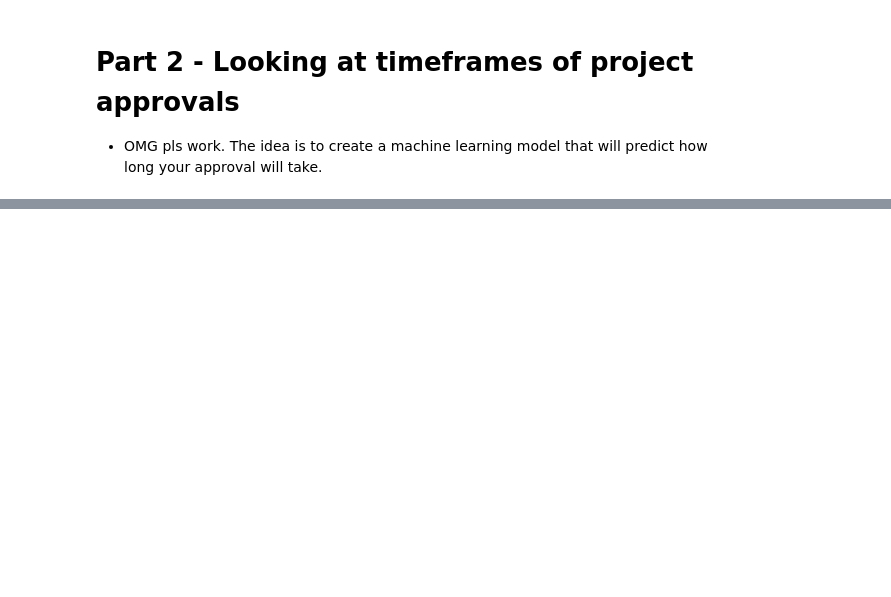
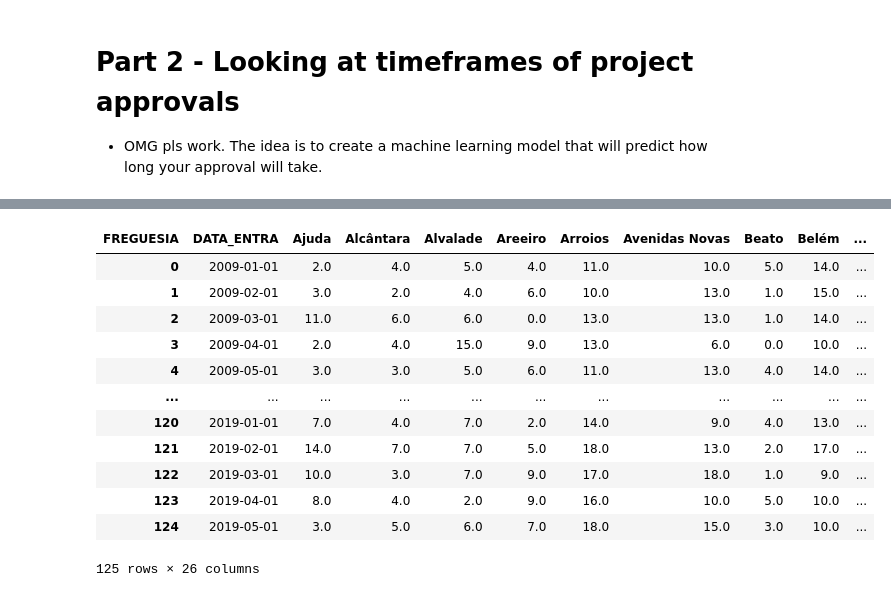
Before and after one commit to ricardozacarias/lisbon-buildings, a Jupyter notebook: construction.ipynb, the cells around one changed output, grey strips where cells are left out. Drawn from its saved outputs; the diff is of its cells as text; code cells hidden in the pictures; blank space fills up the shorter version.

```diff
--- a/construction.ipynb
+++ b/construction.ipynb
@@ -42,0 +16,18 @@ alvaras['month'] = alvaras['DATA_ENTRA'].dt.month
+# %%
+# define file locations
+# approved construction permits
+alvaras_file = 'C:/Users/Zaca/Documents/Datasets/lisbon/alvaras/alvaras.shp'
+
+# all processes?
+processos_file = 'C:/Users/Zaca/Documents/Datasets/lisbon/alvaras/processos.shp'
+
+
+alvaras = gp.read_file(alvaras_file)
+alvaras['DATA_ENTRA'] = pd.to_datetime(alvaras['DATA_ENTRA'])
+alvaras['DATA_ALVAR'] = pd.to_datetime(alvaras['DATA_ALVAR'])
+alvaras['DEMORA'] = (alvaras['DATA_ALVAR'] - alvaras['DATA_ENTRA']).dt.days
+alvaras = alvaras[alvaras['DATA_ENTRA'] >= '2009-01-01']
+
+alvaras['WEEKDAY'] = [x.weekday() for x in alvaras['DATA_ENTRA']]
+alvaras['MONTH'] = alvaras['DATA_ENTRA'].dt.month
+alvaras['YEAR'] = alvaras['DATA_ENTRA'].dt.year
@@ -42,0 +36,11 @@ alvaras['month'] = alvaras['DATA_ENTRA'].dt.month
+# %%
+processos = gp.read_file(processos_file)
+processos['DATA_ENTRA'] = pd.to_datetime(processos['DATA_ENTRA'])
+processos = processos[processos['FREGUESIA'] != 'Lumiar (Extinta)']
+# %%
+def into_timeseries(df, dt_col):
+    df = df.set_index(dt_col)
+    df.index = pd.to_datetime(df.index)
+    return df
+
+processos_ts = into_timeseries(processos, 'DATA_ENTRA')
@@ -42,0 +54,20 @@ alvaras['month'] = alvaras['DATA_ENTRA'].dt.month
+# %%
+grouper = processos_ts.groupby([pd.Grouper(freq='MS'), 'FREGUESIA'])
+result = grouper['OBJECTID'].count().unstack('FREGUESIA').fillna(0).reset_index()
+result['STRING_DATE'] = result['DATA_ENTRA'].astype('str').str[:-3]
+
+result.drop()
+# %% [output]
+| FREGUESIA | DATA_ENTRA | Ajuda | Alcântara | Alvalade | Areeiro | Arroios | Avenidas Novas | Beato | Belém | ... |
+| 0 | 2009-01-01 | 2.0 | 4.0 | 5.0 | 4.0 | 11.0 | 10.0 | 5.0 | 14.0 | ... |
+| 1 | 2009-02-01 | 3.0 | 2.0 | 4.0 | 6.0 | 10.0 | 13.0 | 1.0 | 15.0 | ... |
+| 2 | 2009-03-01 | 11.0 | 6.0 | 6.0 | 0.0 | 13.0 | 13.0 | 1.0 | 14.0 | ... |
+| 3 | 2009-04-01 | 2.0 | 4.0 | 15.0 | 9.0 | 13.0 | 6.0 | 0.0 | 10.0 | ... |
+| 4 | 2009-05-01 | 3.0 | 3.0 | 5.0 | 6.0 | 11.0 | 13.0 | 4.0 | 14.0 | ... |
+| ... | ... | ... | ... | ... | ... | ... | ... | ... | ... | ... |
+| 120 | 2019-01-01 | 7.0 | 4.0 | 7.0 | 2.0 | 14.0 | 9.0 | 4.0 | 13.0 | ... |
+| 121 | 2019-02-01 | 14.0 | 7.0 | 7.0 | 5.0 | 18.0 | 13.0 | 2.0 | 17.0 | ... |
+| 122 | 2019-03-01 | 10.0 | 3.0 | 7.0 | 9.0 | 17.0 | 18.0 | 1.0 | 9.0 | ... |
+| 123 | 2019-04-01 | 8.0 | 4.0 | 2.0 | 9.0 | 16.0 | 10.0 | 5.0 | 10.0 | ... |
+| 124 | 2019-05-01 | 3.0 | 5.0 | 6.0 | 7.0 | 18.0 | 15.0 | 3.0 | 10.0 | ... |
+125 rows × 26 columns
```
Also changed, not shown: parts of 32 cells of this notebook.
